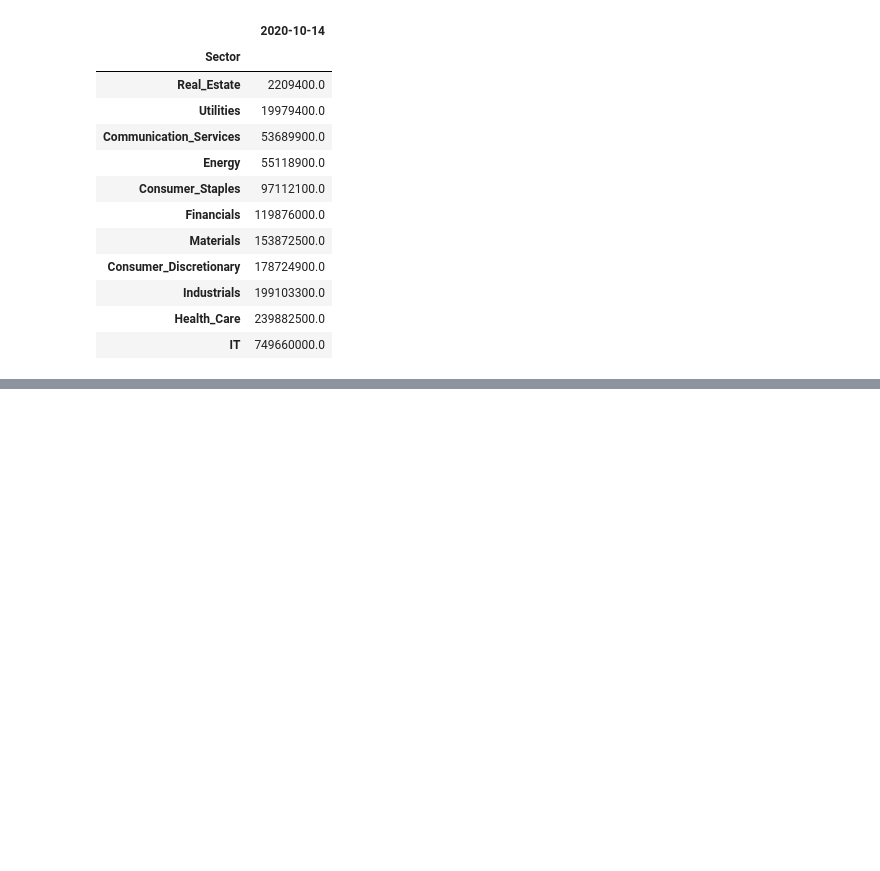
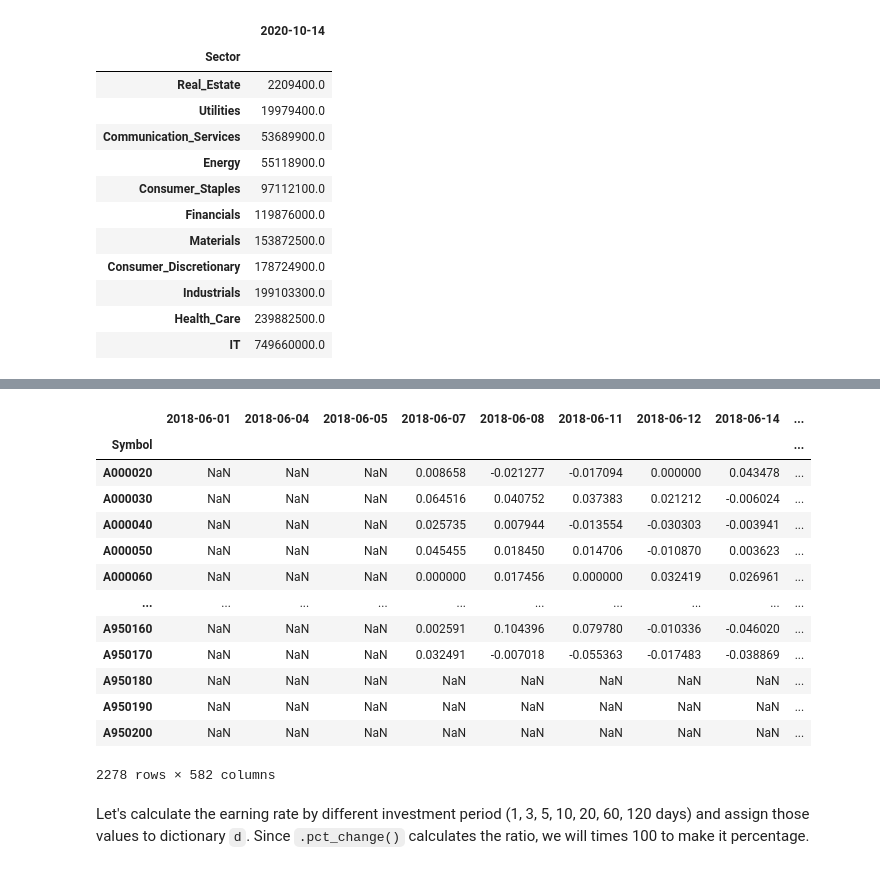
Before and after one commit to mjmax75/Stock_Analysis, a Jupyter notebook: stock_analysis.ipynb, the cells around one changed output, grey strips where cells are left out. Saved outputs shown, nothing was run; the diff lists cells and outputs as text; code cells hidden in the pictures; blank space fills up the shorter version.

```diff
--- a/stock_analysis.ipynb
+++ b/stock_analysis.ipynb
@@ -308,0 +370,20 @@ sector_mc_df
+# %%
+# the stock volatility for 3 days
+d['adj_close'].pct_change(periods=3, axis=1)
+# %% [output]
+|  | 2018-06-01 | 2018-06-04 | 2018-06-05 | 2018-06-07 | 2018-06-08 | 2018-06-11 | 2018-06-12 | 2018-06-14 | ... |
+| Symbol |  |  |  |  |  |  |  |  | ... |
+| A000020 | NaN | NaN | NaN | 0.008658 | -0.021277 | -0.017094 | 0.000000 | 0.043478 | ... |
+| A000030 | NaN | NaN | NaN | 0.064516 | 0.040752 | 0.037383 | 0.021212 | -0.006024 | ... |
+| A000040 | NaN | NaN | NaN | 0.025735 | 0.007944 | -0.013554 | -0.030303 | -0.003941 | ... |
+| A000050 | NaN | NaN | NaN | 0.045455 | 0.018450 | 0.014706 | -0.010870 | 0.003623 | ... |
+| A000060 | NaN | NaN | NaN | 0.000000 | 0.017456 | 0.000000 | 0.032419 | 0.026961 | ... |
+| ... | ... | ... | ... | ... | ... | ... | ... | ... | ... |
+| A950160 | NaN | NaN | NaN | 0.002591 | 0.104396 | 0.079780 | -0.010336 | -0.046020 | ... |
+| A950170 | NaN | NaN | NaN | 0.032491 | -0.007018 | -0.055363 | -0.017483 | -0.038869 | ... |
+| A950180 | NaN | NaN | NaN | NaN | NaN | NaN | NaN | NaN | ... |
+| A950190 | NaN | NaN | NaN | NaN | NaN | NaN | NaN | NaN | ... |
+| A950200 | NaN | NaN | NaN | NaN | NaN | NaN | NaN | NaN | ... |
+2278 rows × 582 columns
+# %% [markdown]
+Let's calculate the earning rate by different investment period (1, 3, 5, 10, 20, 60, 120 days) and assign those values to dictionary `d`. Since `.pct_change()` calculates the ratio, we will times 100 to make it percentage.
```
Also changed, not shown: parts of 21 cells of this notebook.
